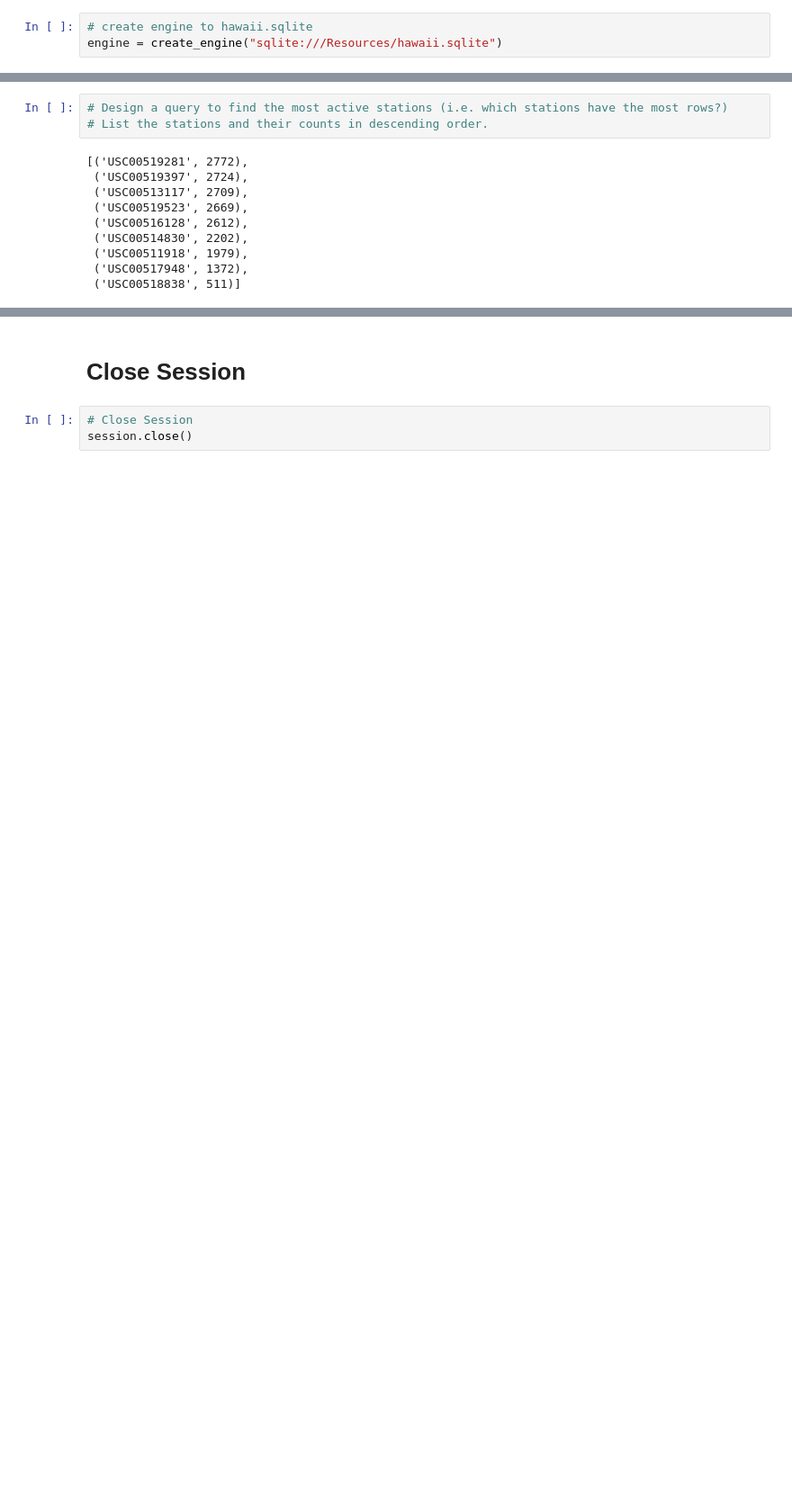
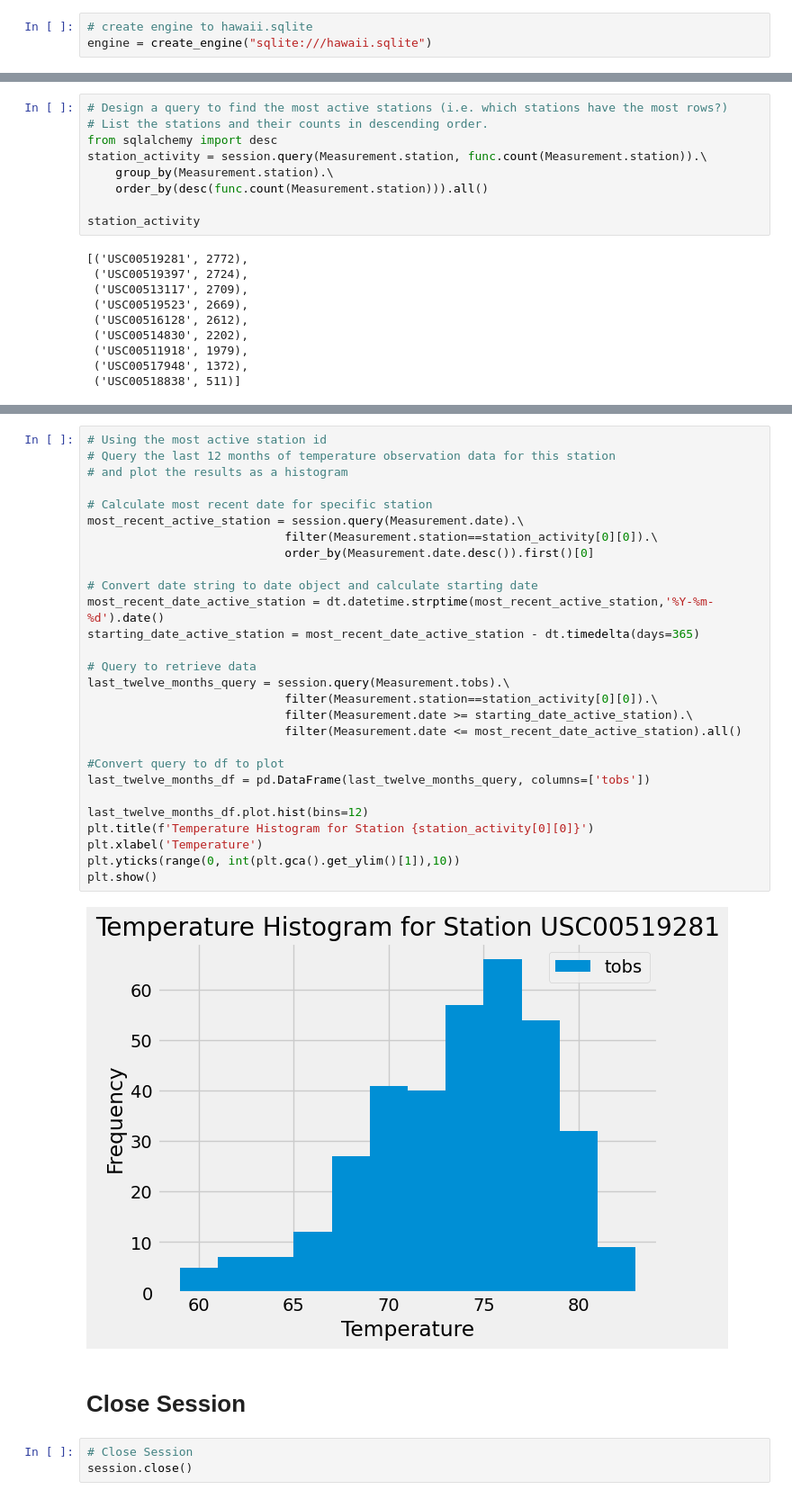
Before and after one commit to david-00001/sqlalchemy-challenge, a Jupyter notebook: SurfsUp/climate_actual.ipynb, the cells around one changed output, grey strips where cells are left out. Shown: that part at 90% size. Saved outputs shown, nothing was run; the diff lists cells and outputs as text; blank space fills up the shorter version.

```diff
--- a/SurfsUp/climate_actual.ipynb
+++ b/SurfsUp/climate_actual.ipynb
@@ -40,7 +17,7 @@ from sqlalchemy.orm import Session
 from sqlalchemy import create_engine, func
 # %%
 # create engine to hawaii.sqlite
-engine = create_engine("sqlite:///Resources/hawaii.sqlite")
+engine = create_engine("sqlite:///hawaii.sqlite")
 # %%
 # reflect an existing database into a new model
 Base = automap_base()
@@ -124,6 +97,12 @@ Name: precipitation, dtype: float64
 # %%
 # Design a query to find the most active stations (i.e. which stations have the most rows?)
 # List the stations and their counts in descending order.
+from sqlalchemy import desc
+station_activity = session.query(Measurement.station, func.count(Measurement.station)).\
+    group_by(Measurement.station).\
+    order_by(desc(func.count(Measurement.station))).all()
+
+station_activity
 # %% [output]
 [('USC00519281', 2772),
  ('USC00519397', 2724),
@@ -147,3 +126,33 @@ Text(0.5, 4.183333333333314, 'Temperature')
+# %%
+# Using the most active station id
+# Query the last 12 months of temperature observation data for this station
+# and plot the results as a histogram
+
+# Calculate most recent date for specific station
+most_recent_active_station = session.query(Measurement.date).\
+                            filter(Measurement.station==station_activity[0][0]).\
+                            order_by(Measurement.date.desc()).first()[0]
+
+# Convert date string to date object and calculate starting date
+most_recent_date_active_station = dt.datetime.strptime(most_recent_active_station,'%Y-%m-%d').date()
+starting_date_active_station = most_recent_date_active_station - dt.timedelta(days=365)
+
+# Query to retrieve data
+last_twelve_months_query = session.query(Measurement.tobs).\
+                            filter(Measurement.station==station_activity[0][0]).\
+                            filter(Measurement.date >= starting_date_active_station).\
+                            filter(Measurement.date <= most_recent_date_active_station).all()
+
+#Convert query to df to plot
+last_twelve_months_df = pd.DataFrame(last_twelve_months_query, columns=['tobs'])
+
+last_twelve_months_df.plot.hist(bins=12)
+plt.title(f'Temperature Histogram for Station {station_activity[0][0]}')
+plt.xlabel('Temperature')
+plt.yticks(range(0, int(plt.gca().get_ylim()[1]),10))
+plt.show()
+# %% [output]
+[figure, added]
 # %% [markdown]
 # Close Session
 # %%
```
Also changed, not shown: parts of 7 cells of this notebook, 3 other files.
